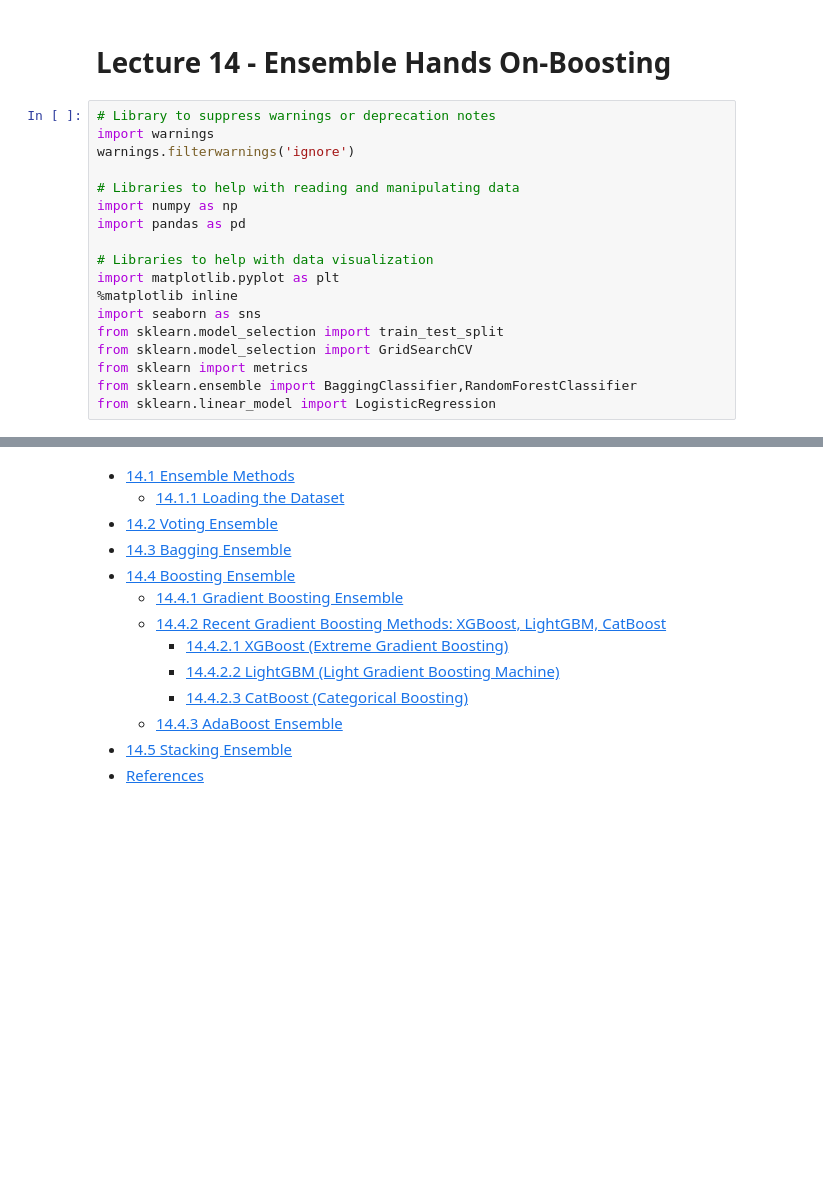
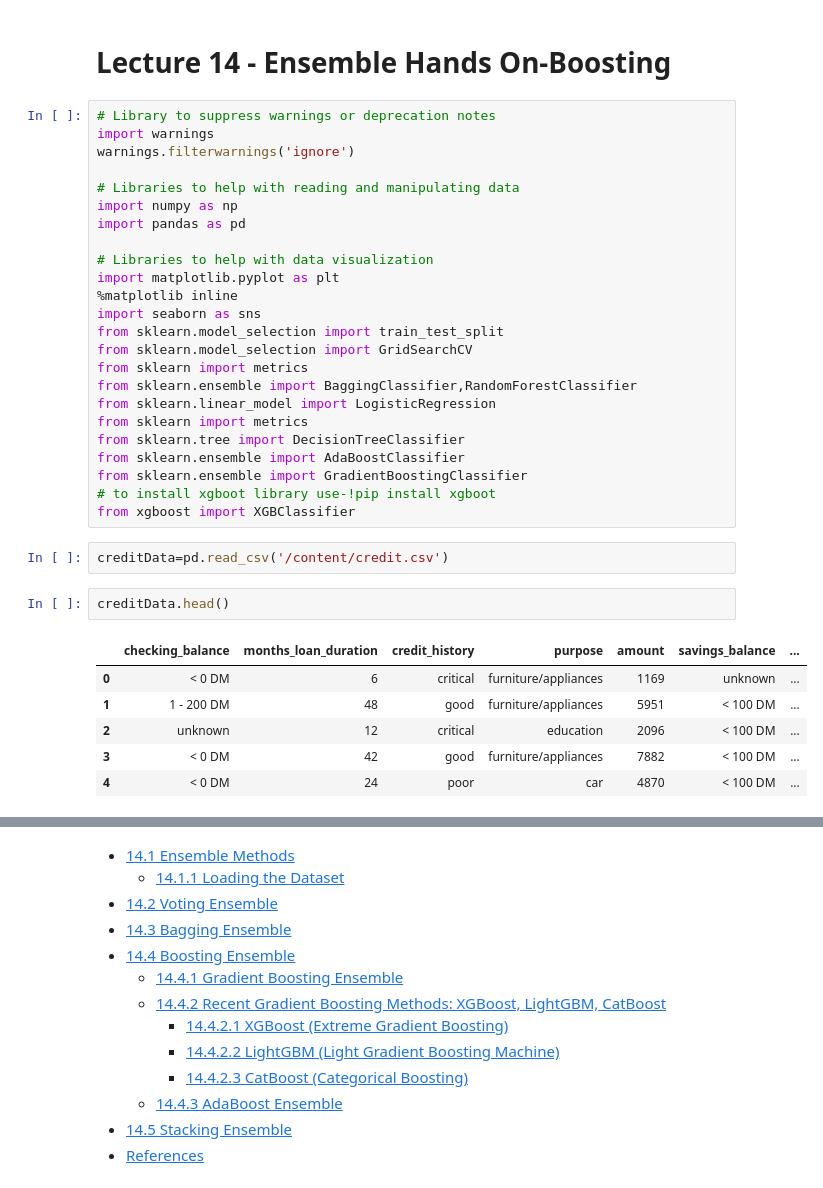
Before and after one commit to 8946-art/Boosting_eVISA_Business-Application, a Jupyter notebook: -Ensemble Hands on Boosting.ipynb, the cells around one changed output, grey strips where cells are left out. Drawn from its saved outputs; the diff is of its cells as text; blank space fills up the shorter version.

```diff
--- a/-Ensemble Hands on Boosting.ipynb
+++ b/-Ensemble Hands on Boosting.ipynb
@@ -20,3 +20,20 @@ from sklearn.model_selection import GridSearchCV
 from sklearn import metrics
 from sklearn.ensemble import BaggingClassifier,RandomForestClassifier
 from sklearn.linear_model import LogisticRegression
+from sklearn import metrics
+from sklearn.tree import DecisionTreeClassifier
+from sklearn.ensemble import AdaBoostClassifier
+from sklearn.ensemble import GradientBoostingClassifier
+# to install xgboot library use-!pip install xgboot
+from xgboost import XGBClassifier
+# %%
+creditData=pd.read_csv('/content/credit.csv')
+# %%
+creditData.head()
+# %% [output]
+|  | checking_balance | months_loan_duration | credit_history | purpose | amount | savings_balance | ... |
+| 0 | < 0 DM | 6 | critical | furniture/appliances | 1169 | unknown | ... |
+| 1 | 1 - 200 DM | 48 | good | furniture/appliances | 5951 | < 100 DM | ... |
+| 2 | unknown | 12 | critical | education | 2096 | < 100 DM | ... |
+| 3 | < 0 DM | 42 | good | furniture/appliances | 7882 | < 100 DM | ... |
+| 4 | < 0 DM | 24 | poor | car | 4870 | < 100 DM | ... |
```
Also changed, not shown: parts of 1 cell of this notebook.
